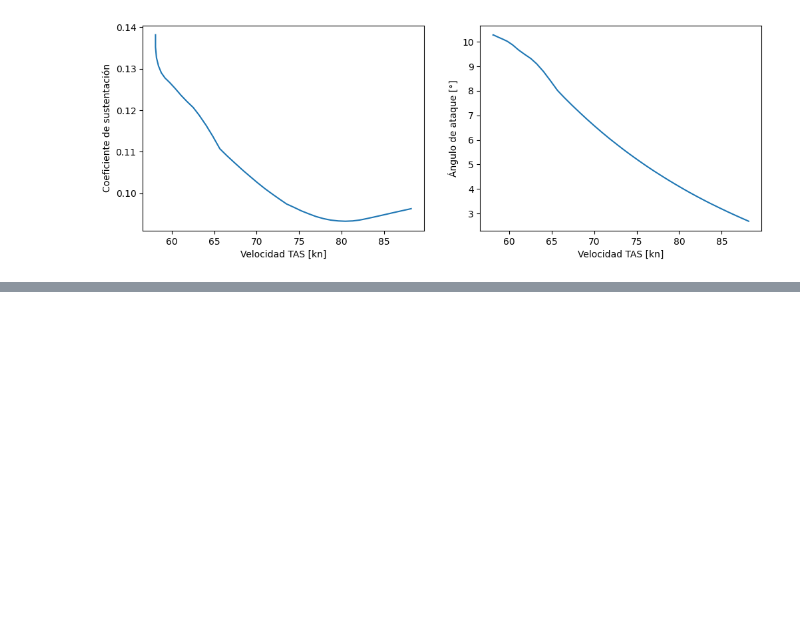
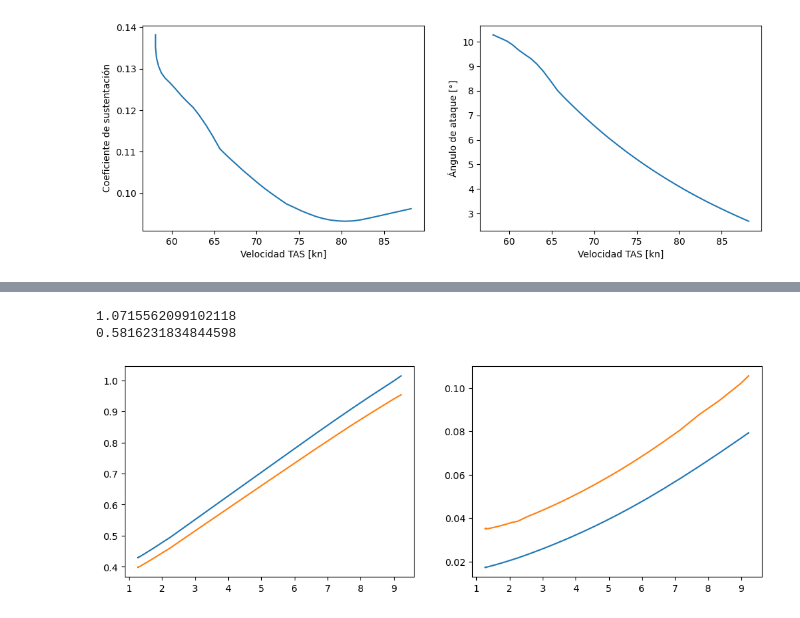
Before and after one commit to otarola-joaquin/Trabajos-varios-8vo-semestre, a Jupyter notebook: Mecánica del Vuelo/Tarea_2/lab2_gráfico.ipynb, the cells around one changed output, grey strips where cells are left out. Drawn from its saved outputs; the diff is of its cells as text; code cells hidden in the pictures; blank space fills up the shorter version.

```diff
--- a/Mecánica del Vuelo/Tarea_2/lab2_gráfico.ipynb
+++ b/Mecánica del Vuelo/Tarea_2/lab2_gráfico.ipynb
@@ -95,0 +127,42 @@ Text(0, 0.5, 'Ángulo de ataque [°]')
+# %%
+with open('10000ft_2558lb_2.csv', 'r') as archivo:
+    lineas = [line.rstrip(',') for line in archivo]
+
+v_indicated = [] # [knot]
+v_true = []      # [knot]
+altitude = []    # [km]
+lift = []        # [N]
+drag = []        # [N]
+alpha = []       # [°]
+CL=[]
+CD=[]
+
+# print(lineas[1].split(';')[7])
+
+for i in lineas[1:-1]:
+    v_indicated.append(float(i.split(';')[7]))
+    v_true.append(float(i.split(';')[9]))
+    lift.append((float(i.split(';')[23])+float(i.split(';')[24])+float(i.split(';')[25])+float(i.split(';')[26])+float(i.split(';')[27])+float(i.split(';')[28]))*4.45)
+    # lift.append(float(i.split(';')[23])*4.45)
+    drag.append((float(i.split(';')[29])+float(i.split(';')[30])+float(i.split(';')[31])+float(i.split(';')[32])+float(i.split(';')[33])+float(i.split(';')[34]))*4.45)
+    # drag.append(float(i.split(';')[29])*4.45)
+    # altitude.append(float(i.split(';')[14]) * 0.3048 / 1000)
+    CL.append(float(i.split(';')[20]))
+    CD.append(float(i.split(';')[21]))
+    alpha.append(float(i.split(';')[14]))
+
+cl_2=cL(lift, 10000)
+cd_2=cD(drag, 10000)
+# print(cl)
+# %%
+fig, (ax1, ax2) = plt.subplots(1,2)
+ax1.plot(alpha[100:], cl_2[100:])
+ax1.plot(alpha[100:], CL[100:])
+ax2.plot(alpha[100:], cd_2[100:])
+ax2.plot(alpha[100:], CD[100:])
+print(cl_2[120]/CL[120])
+print(cd_2[120]/CD[120])
+# %% [output]
+1.0715562099102118
+0.5816231834844598
+[figure, added]
```
Also changed, not shown: parts of 3 cells of this notebook, 4 other files.
